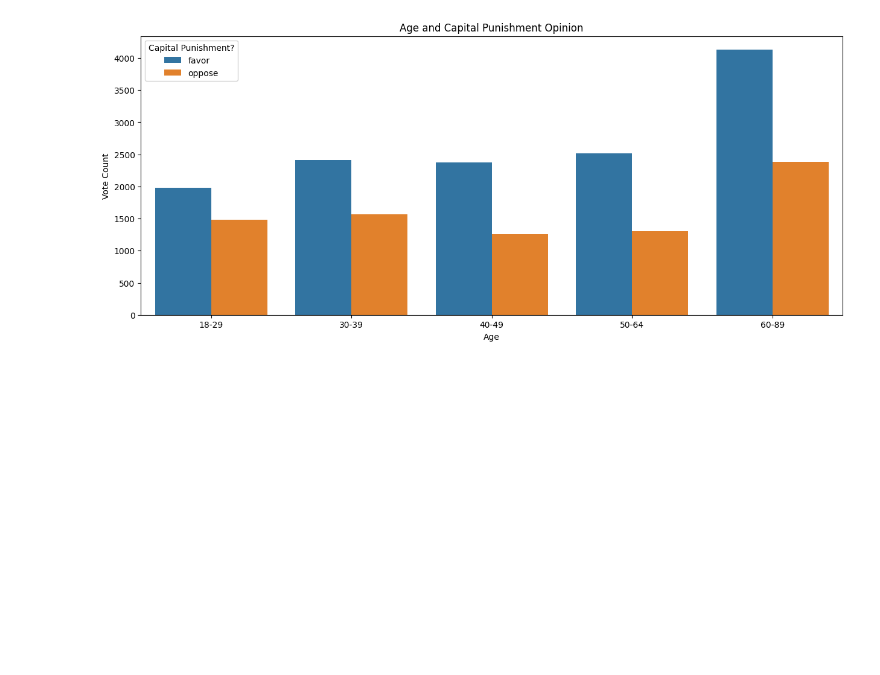
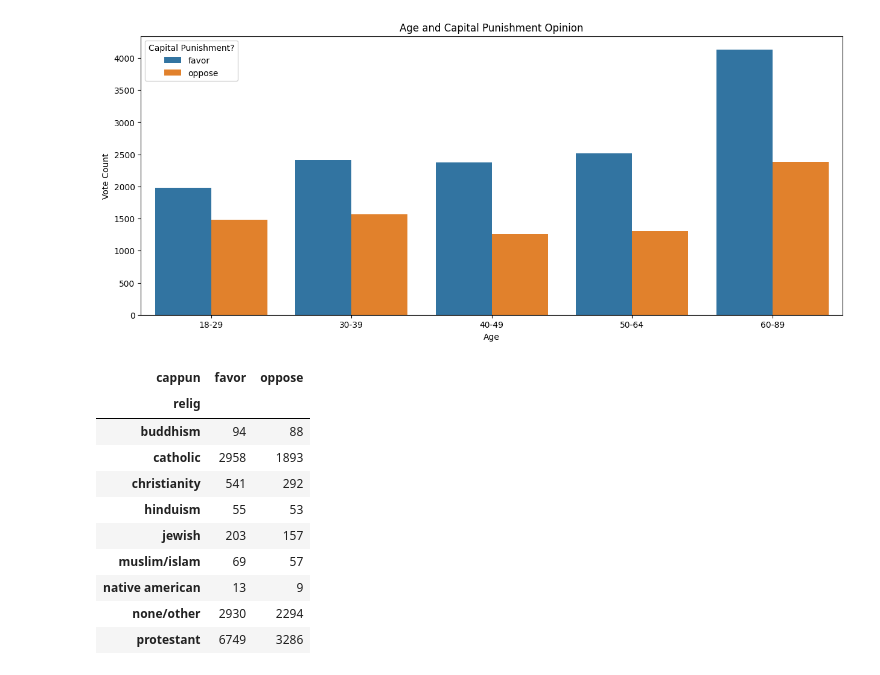
Before and after one commit to abkerper/project_gss, a Jupyter notebook: RESULTS_CONCLUSIONS.ipynb, the cells around one changed output. Saved outputs shown, nothing was run; the diff lists cells and outputs as text; code cells hidden in the pictures; blank space fills up the shorter version.

```diff
--- a/RESULTS_CONCLUSIONS.ipynb
+++ b/RESULTS_CONCLUSIONS.ipynb
@@ -54,3 +74,17 @@ plt.title('Age and Capital Punishment Opinion')
 # %% [output]
 Text(0.5, 1.0, 'Age and Capital Punishment Opinion')
 [figure]
+# %%
+pd.crosstab(df['relig'],df['cappun'])
+# %% [output]
+| cappun | favor | oppose |
+| relig |  |  |
+| buddhism | 94 | 88 |
+| catholic | 2958 | 1893 |
+| christianity | 541 | 292 |
+| hinduism | 55 | 53 |
+| jewish | 203 | 157 |
+| muslim/islam | 69 | 57 |
+| native american | 13 | 9 |
+| none/other | 2930 | 2294 |
+| protestant | 6749 | 3286 |
```
Also changed, not shown: parts of 6 cells of this notebook.
